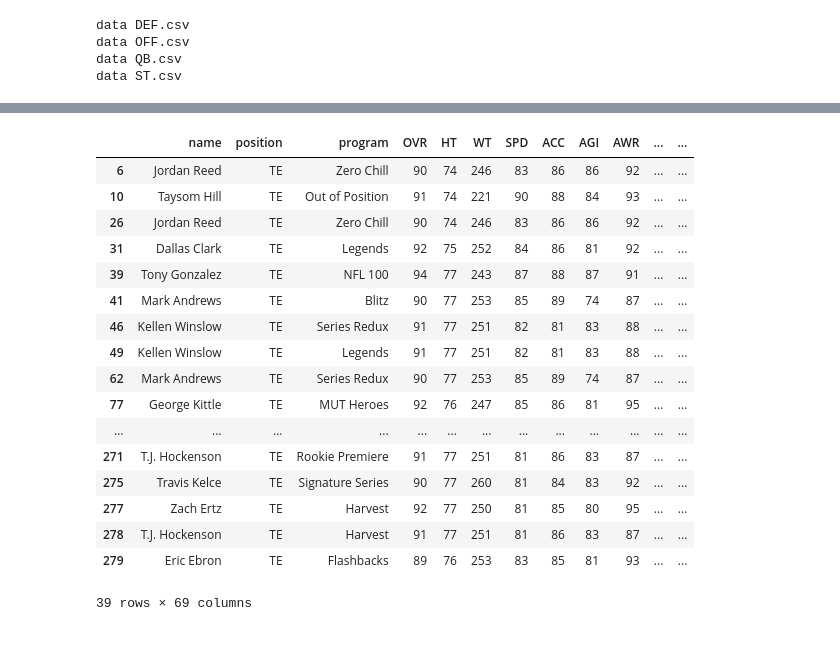
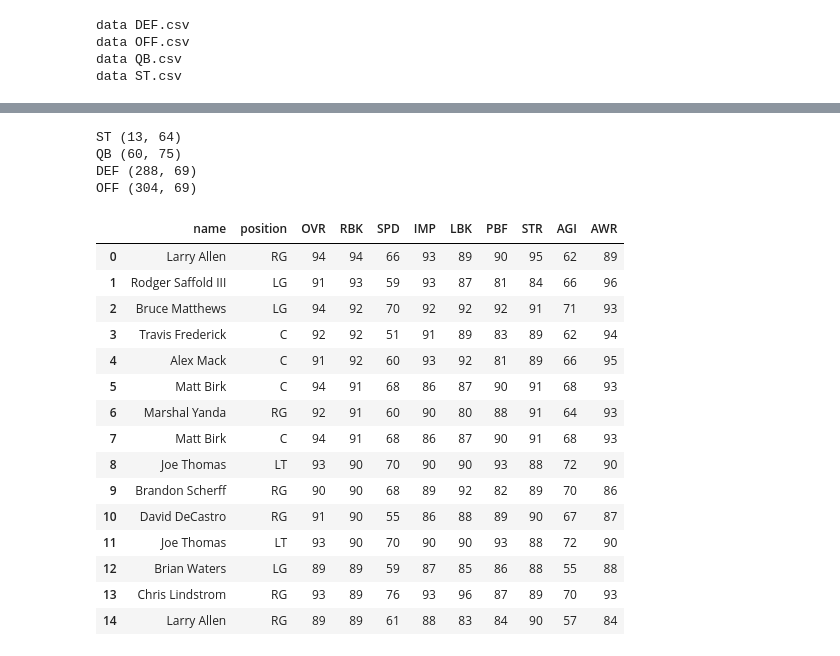
Before and after one commit to WJMatthew/MUT20, a Jupyter notebook: example.ipynb, the cells around one changed output, grey strips where cells are left out. Cells and saved outputs as stored; diff of their text form; code cells hidden in the pictures.

```diff
--- a/example.ipynb
+++ b/example.ipynb
@@ -39,13 +42,30 @@ import pandas as pd
 
 
 directory = 'data'
+drop_duplicates = False
+index_issue = False
+save = False
 
 dfs = {}
 
 for file in os.listdir(directory):
     if '.csv' in file:
+
         print(directory, file)
-        dfs[file.rstrip('.csv')] = pd.read_csv(os.path.join(directory, file))
+        df = pd.read_csv(os.path.join(directory, file))
+
+        if index_issue:
+            # shouldn't need, index problem
+            df = df[df.columns.difference(['Unnamed: 0'])]
+
+        # dropping duplicates because of previous error
+        if drop_duplicates:
+            df = df.drop_duplicates(subset=df.columns.difference(['date_scraped']))
+
+        if save:
+            df.to_csv(os.path.join(directory, file), index=False)
+
+        dfs[file.split('.csv')[0]] = df
 # %% [output]
 data DEF.csv
 data OFF.csv
@@ -69,21 +74,7 @@ dfs['QB'].sort_values('OVR', ascending=False).head(10)
-# %%
-dfs['OFF'][ dfs['OFF']['position']=='FB'].head
-# %% [output]
-|  | name | position | program | OVR | HT | WT | SPD | ACC | AGI | AWR | ... | ... |
-| 6 | Jordan Reed | TE | Zero Chill | 90 | 74 | 246 | 83 | 86 | 86 | 92 | ... | ... |
-| 10 | Taysom Hill | TE | Out of Position | 91 | 74 | 221 | 90 | 88 | 84 | 93 | ... | ... |
-| 26 | Jordan Reed | TE | Zero Chill | 90 | 74 | 246 | 83 | 86 | 86 | 92 | ... | ... |
-| 31 | Dallas Clark | TE | Legends | 92 | 75 | 252 | 84 | 86 | 81 | 92 | ... | ... |
-| 39 | Tony Gonzalez | TE | NFL 100 | 94 | 77 | 243 | 87 | 88 | 87 | 91 | ... | ... |
-| 41 | Mark Andrews | TE | Blitz | 90 | 77 | 253 | 85 | 89 | 74 | 87 | ... | ... |
-| 46 | Kellen Winslow | TE | Series Redux | 91 | 77 | 251 | 82 | 81 | 83 | 88 | ... | ... |
-| 49 | Kellen Winslow | TE | Legends | 91 | 77 | 251 | 82 | 81 | 83 | 88 | ... | ... |
-| 62 | Mark Andrews | TE | Series Redux | 90 | 77 | 253 | 85 | 89 | 74 | 87 | ... | ... |
-| 77 | George Kittle | TE | MUT Heroes | 92 | 76 | 247 | 85 | 86 | 81 | 95 | ... | ... |
-| ... | ... | ... | ... | ... | ... | ... | ... | ... | ... | ... | ... | ... |
-| 271 | T.J. Hockenson | TE | Rookie Premiere | 91 | 77 | 251 | 81 | 86 | 83 | 87 | ... | ... |
-| 275 | Travis Kelce | TE | Signature Series | 90 | 77 | 260 | 81 | 84 | 83 | 92 | ... | ... |
-| 277 | Zach Ertz | TE | Harvest | 92 | 77 | 250 | 81 | 85 | 80 | 95 | ... | ... |
-| 278 | T.J. Hockenson | TE | Harvest | 91 | 77 | 251 | 81 | 86 | 83 | 87 | ... | ... |
-| 279 | Eric Ebron | TE | Flashbacks | 89 | 76 | 253 | 83 | 85 | 81 | 93 | ... | ... |
-39 rows × 69 columns
+# %%
+_ = [print(k, v.shape) for k,v in dfs.items()]
+# %% [output]
+ST (13, 64)
+QB (60, 75)
+DEF (288, 69)
+OFF (304, 69)
@@ -90,3 +94,23 @@ dfs['OFF'][ dfs['OFF']['position']=='FB'].head
+# %%
+oline[ (oline['WT'] >= 300) & (oline['RBK'] >= 88)].sort_values('RBK', ascending=False) \
+    [['name', 'position', 'OVR','RBK', 'SPD', 'IMP', 'LBK', 'PBF', 'STR', 'AGI', 'AWR']].reset_index(drop=True).head(15)
+# %% [output]
+|  | name | position | OVR | RBK | SPD | IMP | LBK | PBF | STR | AGI | AWR |
+| 0 | Larry Allen | RG | 94 | 94 | 66 | 93 | 89 | 90 | 95 | 62 | 89 |
+| 1 | Rodger Saffold III | LG | 91 | 93 | 59 | 93 | 87 | 81 | 84 | 66 | 96 |
+| 2 | Bruce Matthews | LG | 94 | 92 | 70 | 92 | 92 | 92 | 91 | 71 | 93 |
+| 3 | Travis Frederick | C | 92 | 92 | 51 | 91 | 89 | 83 | 89 | 62 | 94 |
+| 4 | Alex Mack | C | 91 | 92 | 60 | 93 | 92 | 81 | 89 | 66 | 95 |
+| 5 | Matt Birk | C | 94 | 91 | 68 | 86 | 87 | 90 | 91 | 68 | 93 |
+| 6 | Marshal Yanda | RG | 92 | 91 | 60 | 90 | 80 | 88 | 91 | 64 | 93 |
+| 7 | Matt Birk | C | 94 | 91 | 68 | 86 | 87 | 90 | 91 | 68 | 93 |
+| 8 | Joe Thomas | LT | 93 | 90 | 70 | 90 | 90 | 93 | 88 | 72 | 90 |
+| 9 | Brandon Scherff | RG | 90 | 90 | 68 | 89 | 92 | 82 | 89 | 70 | 86 |
+| 10 | David DeCastro | RG | 91 | 90 | 55 | 86 | 88 | 89 | 90 | 67 | 87 |
+| 11 | Joe Thomas | LT | 93 | 90 | 70 | 90 | 90 | 93 | 88 | 72 | 90 |
+| 12 | Brian Waters | LG | 89 | 89 | 59 | 87 | 85 | 86 | 88 | 55 | 88 |
+| 13 | Chris Lindstrom | RG | 93 | 89 | 76 | 93 | 96 | 87 | 89 | 70 | 93 |
+| 14 | Larry Allen | RG | 89 | 89 | 61 | 88 | 83 | 84 | 90 | 57 | 84 |
 # %%
 # Hester - 47: Unkown, Dante Hall
 archetype_map = {4: 'Field General (QB)', 16: 'Improvisor (QB)', 40: 'Scrambler (QB)', 45: 'Strong Arm (QB)',
```
Also changed, not shown: parts of 5 cells of this notebook, 7 other files.
